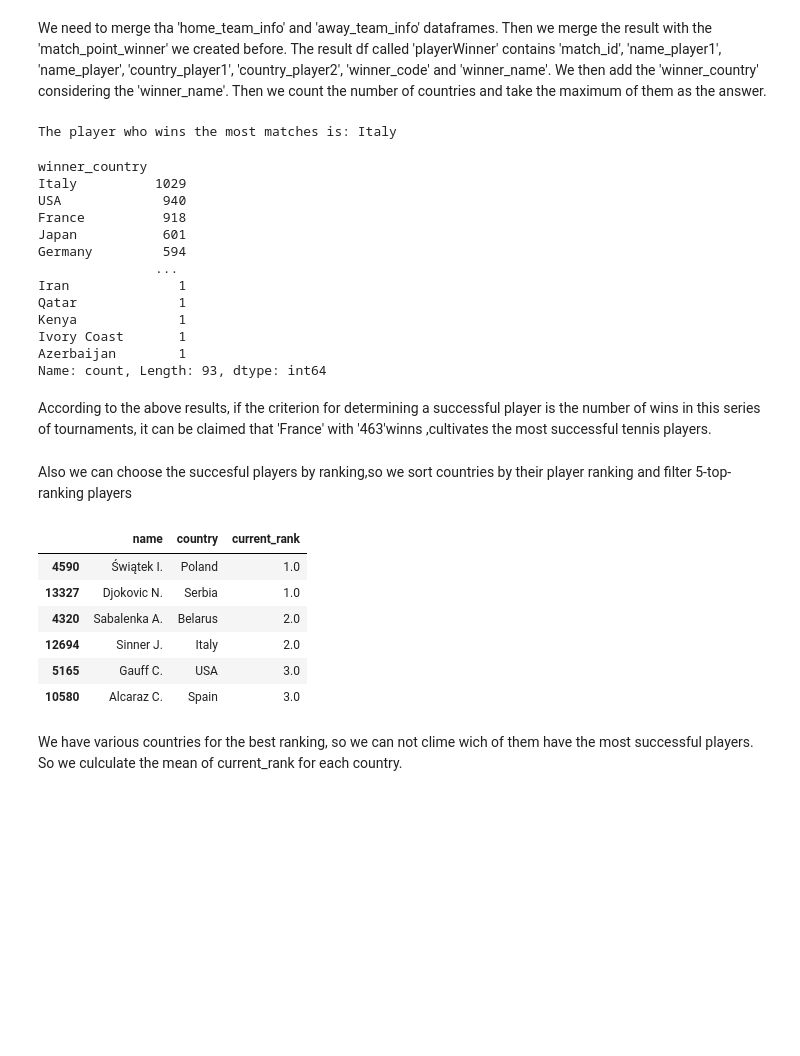
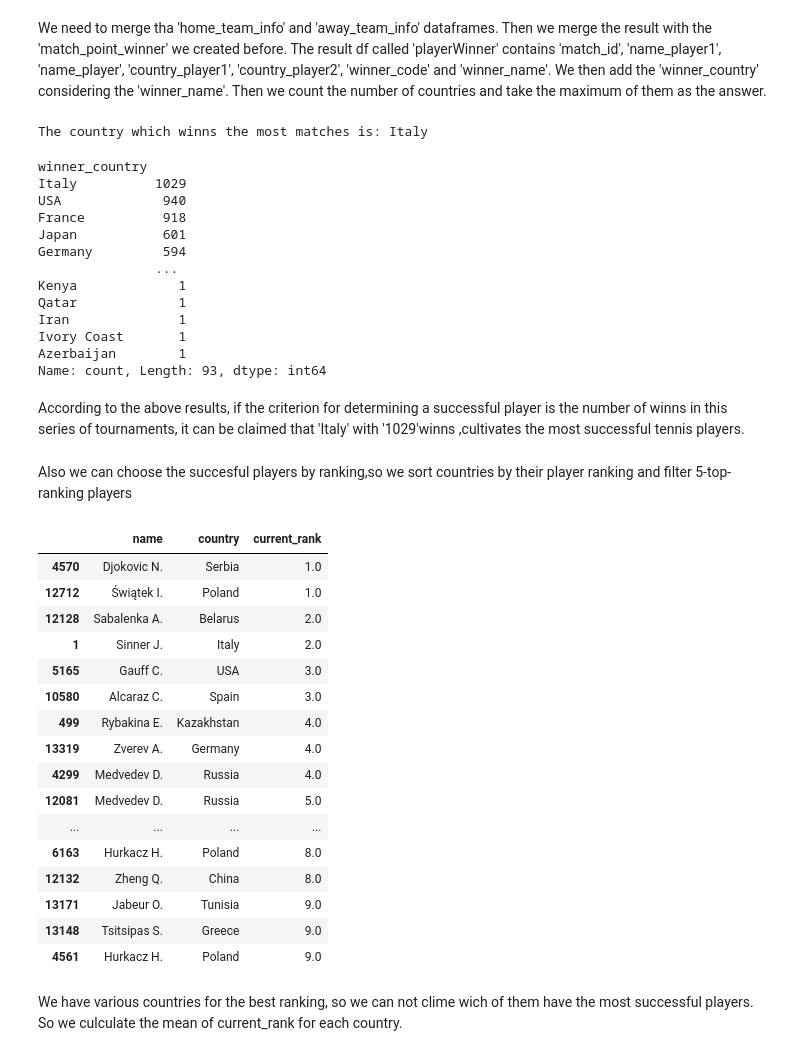
Before and after one commit to mahdieyehalavi/tennisMatchProject, a Jupyter notebook: notebooks/final_version_tennis_match.ipynb, the cells around one changed output. Saved outputs shown, nothing was run; the diff lists cells and outputs as text; code cells hidden in the pictures; blank space fills up the shorter version.

```diff
--- a/notebooks/final_version_tennis_match.ipynb
+++ b/notebooks/final_version_tennis_match.ipynb
@@ -207,10 +209,10 @@ playerWinner['winner_name'] = playerWinner.apply(lambda row: row['name_player1']
 playerWinner['winner_country'] = playerWinner.apply(lambda row: row['country_player1'] if row['winner_code'] == 1.0 else row['country_player2'], axis=1)
 
 winner_country = playerWinner['winner_country'].value_counts()
-print(f"The player who wins the most matches is:", winner_country.idxmax())
+print(f"The country which winns the most matches is:", winner_country.idxmax())
 winner_country
 # %% [output]
-The player who wins the most matches is: Italy
+The country which winns the most matches is: Italy
 winner_country
 Italy          1029
 USA             940
@@ -218,27 +220,37 @@ France          918
 Japan           601
 Germany         594
                ...
+Kenya             1
+Qatar             1
 Iran              1
-Qatar             1
-Kenya             1
 Ivory Coast       1
 Azerbaijan        1
 Name: count, Length: 93, dtype: int64
 # %% [markdown]
-According to the above results, if the criterion for determining a successful player is the number of wins in this series of tournaments, it can be claimed that 'France' with '463'winns ,cultivates the most successful tennis players.
+According to the above results, if the criterion for determining a successful player is the number of winns in this series of tournaments, it can be claimed that 'Italy' with '1029'winns ,cultivates the most successful tennis players.
 # %% [markdown]
 Also we can choose the succesful players by ranking,so we sort countries by their player ranking and filter 5-top-ranking players
 # %%
 country_current_rank=pd.concat([match_away_team_df[['name','country','current_rank']],match_home_team_df[['name','country','current_rank']]]).sort_values('current_rank').drop_duplicates().dropna().iloc[:,:]
-country_current_rank.loc[country_current_rank['current_rank']<4 ,:]
+country_current_rank.loc[country_current_rank['current_rank']<10 ,:]
 # %% [output]
 |  | name | country | current_rank |
-| 4590 | Świątek I. | Poland | 1.0 |
-| 13327 | Djokovic N. | Serbia | 1.0 |
-| 4320 | Sabalenka A. | Belarus | 2.0 |
-| 12694 | Sinner J. | Italy | 2.0 |
+| 4570 | Djokovic N. | Serbia | 1.0 |
+| 12712 | Świątek I. | Poland | 1.0 |
+| 12128 | Sabalenka A. | Belarus | 2.0 |
+| 1 | Sinner J. | Italy | 2.0 |
 | 5165 | Gauff C. | USA | 3.0 |
 | 10580 | Alcaraz C. | Spain | 3.0 |
+| 499 | Rybakina E. | Kazakhstan | 4.0 |
+| 13319 | Zverev A. | Germany | 4.0 |
+| 4299 | Medvedev D. | Russia | 4.0 |
+| 12081 | Medvedev D. | Russia | 5.0 |
+| ... | ... | ... | ... |
+| 6163 | Hurkacz H. | Poland | 8.0 |
+| 12132 | Zheng Q. | China | 8.0 |
+| 13171 | Jabeur O. | Tunisia | 9.0 |
+| 13148 | Tsitsipas S. | Greece | 9.0 |
+| 4561 | Hurkacz H. | Poland | 9.0 |
 # %% [markdown]
 We have various countries for the best ranking, so we can not clime wich of them have the most successful players.
 So we culculate the mean of current_rank for each country.
```
Also changed, not shown: parts of 24 cells of this notebook, 1 other file.
